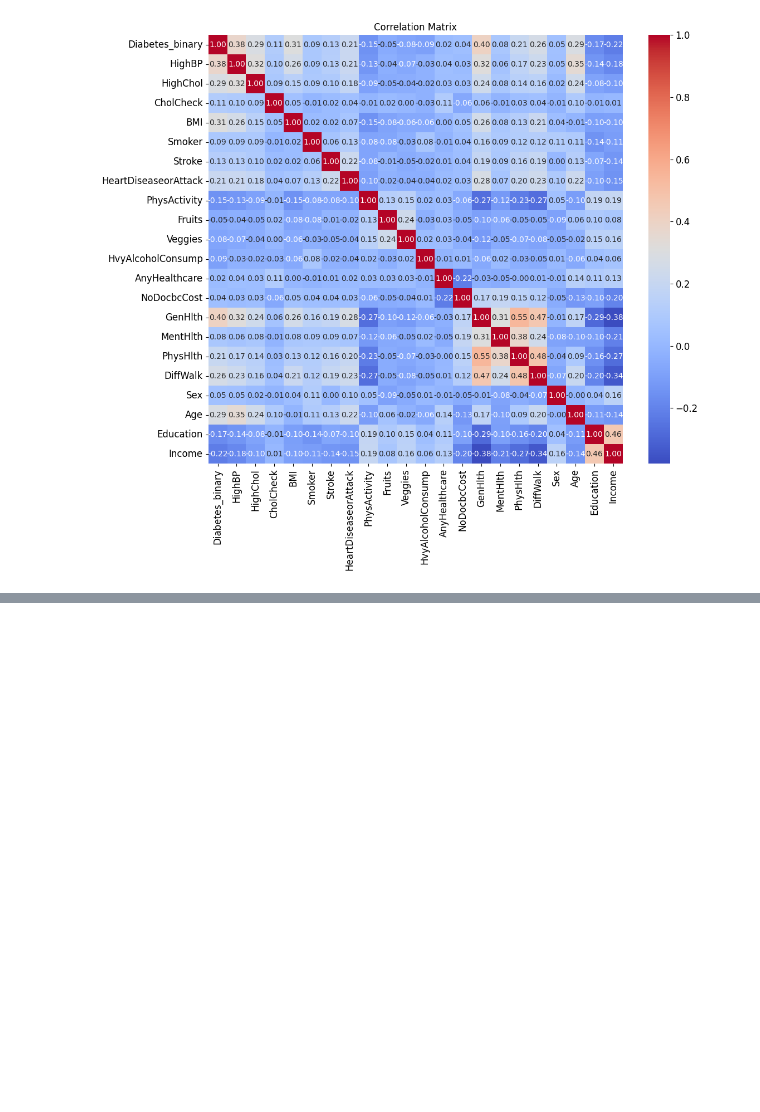
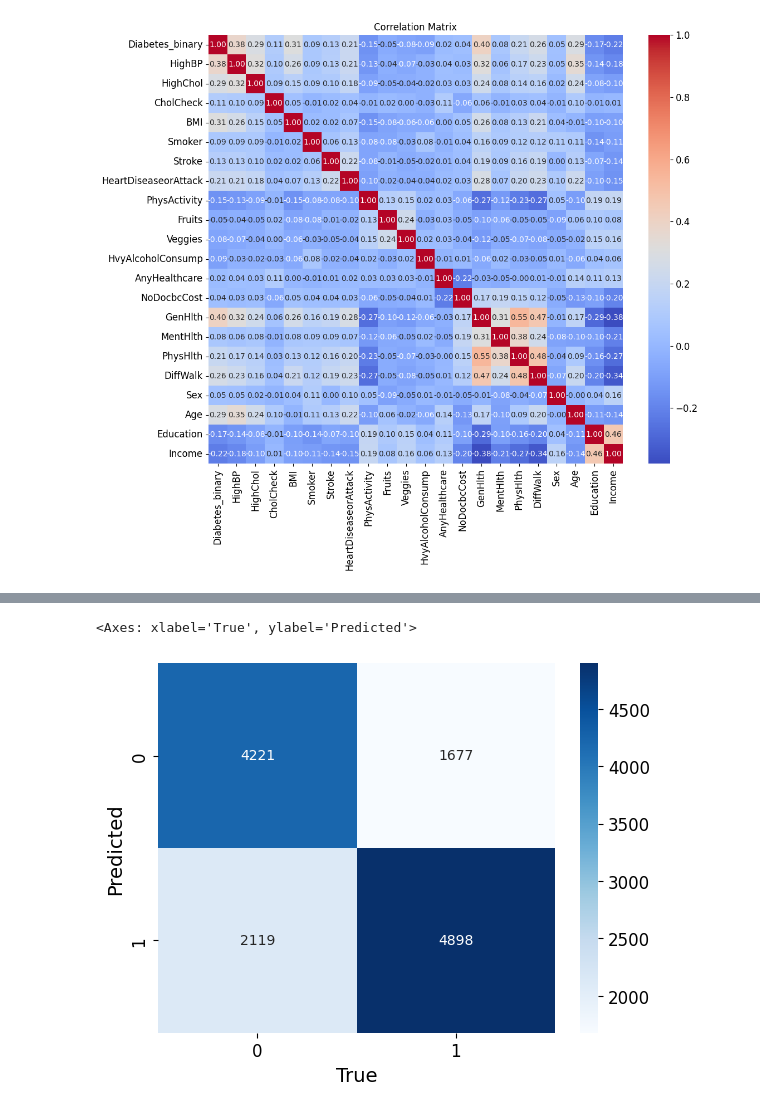
Before and after one commit to k23mhadh/DIABETES_ML_PROJECT, a Jupyter notebook: diabetes_classification.ipynb, the cells around one changed output, grey strips where cells are left out. Cells and saved outputs as stored; diff of their text form; code cells hidden in the pictures; blank space fills up the shorter version.

```diff
--- a/diabetes_classification.ipynb
+++ b/diabetes_classification.ipynb
@@ -270,0 +394,7 @@ Index(['Diabetes_binary', 'HighBP', 'HighChol', 'CholCheck', 'BMI', 'Smoker',
+# %%
+#Random forest
+rf = RandomForestClassifier()
+rf.fit(x_train, y_train)
+
+rf_pred = rf.predict(x_test)
+print(classification_report(rf_pred, y_test))
@@ -270,0 +410,6 @@ Index(['Diabetes_binary', 'HighBP', 'HighChol', 'CholCheck', 'BMI', 'Smoker',
+# %%
+cf = pd.crosstab(rf_pred, y_test, rownames = ['Predicted'], colnames = ['True'])
+sns.heatmap(cf, annot = True, cmap = 'Blues', fmt = 'd')
+# %% [output]
+<Axes: xlabel='True', ylabel='Predicted'>
+[figure, added]
```
Also changed, not shown: parts of 15 cells of this notebook.
